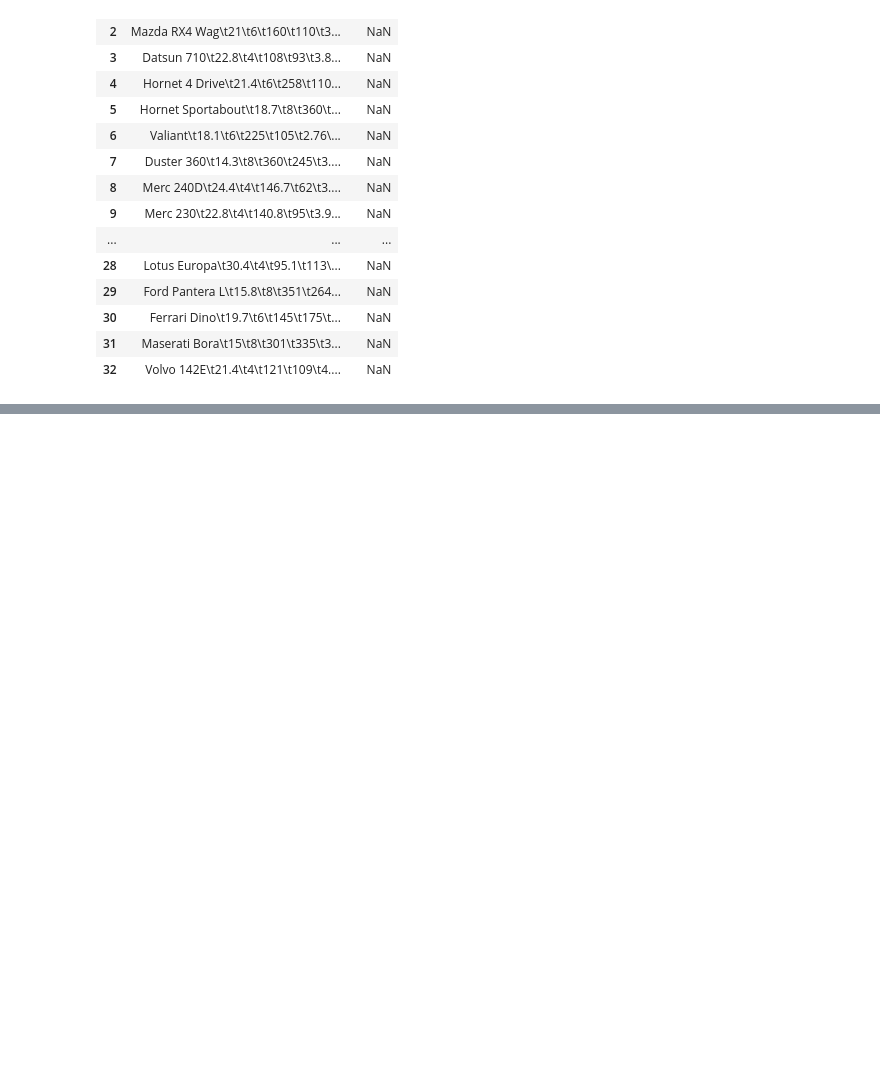
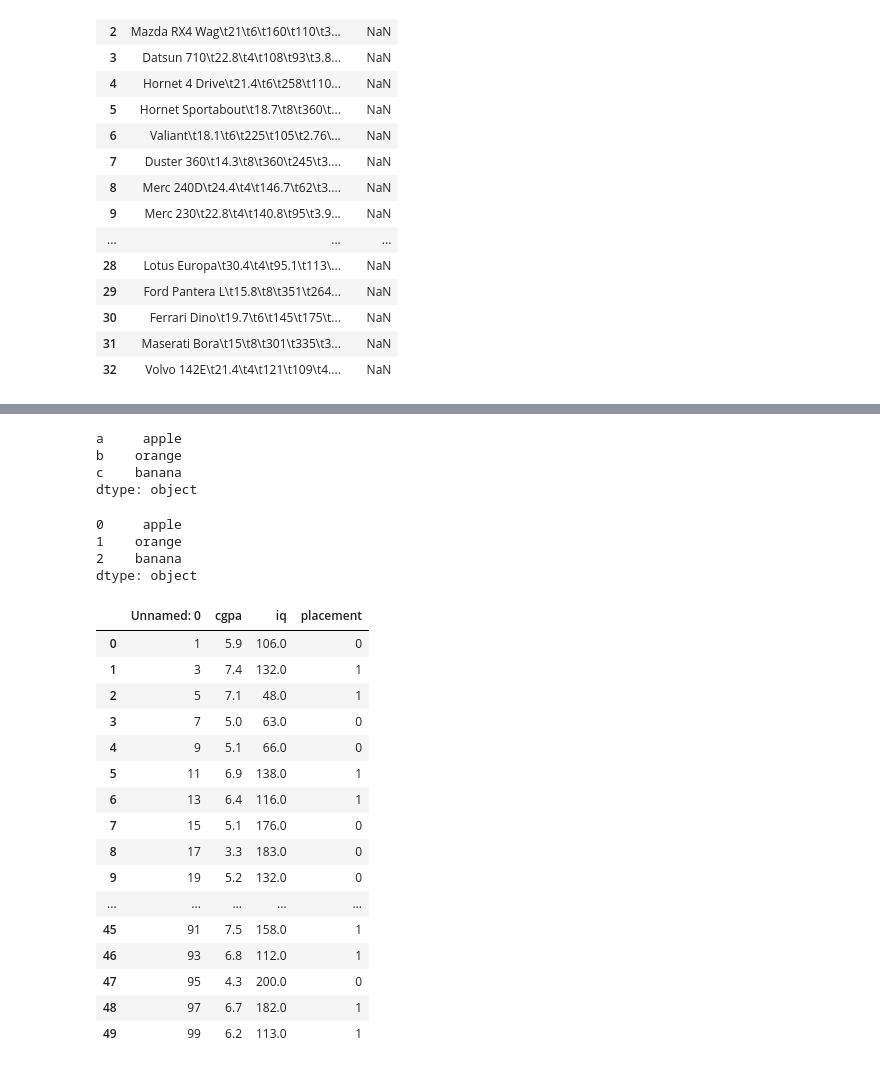
Before and after one commit to shreya918-git/machinelearning, a Jupyter notebook: FileFormats.ipynb, the cells around one changed output, grey strips where cells are left out. Cells and saved outputs as stored; diff of their text form; code cells hidden in the pictures; blank space fills up the shorter version.

```diff
--- a/FileFormats.ipynb
+++ b/FileFormats.ipynb
@@ -85,0 +136,44 @@ ParserError: Passed header=101 but only 101 lines in file
+# %%
+import pandas as pd #this is an example of series like object where an index is passed as an argument of Series method of pandas,this mimics pandas series object hence called series like object
+                   #even numpy array is series like object
+import numpy as np
+numpy_array=np.array(["apple","orange","banana"])
+index=["a","b","c"]
+series_like_object=pd.Series(numpy_array,index=index)
+series_like_object
+# %% [output]
+a     apple
+b    orange
+c    banana
+dtype: object
+# %%
+import pandas as pd                 #object in pandas is the datastype of a particular string or array
+array=["apple","orange","banana"]   #Series method does auto indexing
+series=pd.Series(array)             #even series like object is serialized and structured
+series
+# %% [output]
+0     apple
+1    orange
+2    banana
+dtype: object
+# %%
+import pandas as pd
+pd.read_csv("placement-dataset.csv",skiprows=lambda x: x%2!=0)
+# %% [output]
+|  | Unnamed: 0 | cgpa | iq | placement |
+| 0 | 1 | 5.9 | 106.0 | 0 |
+| 1 | 3 | 7.4 | 132.0 | 1 |
+| 2 | 5 | 7.1 | 48.0 | 1 |
+| 3 | 7 | 5.0 | 63.0 | 0 |
+| 4 | 9 | 5.1 | 66.0 | 0 |
+| 5 | 11 | 6.9 | 138.0 | 1 |
+| 6 | 13 | 6.4 | 116.0 | 1 |
+| 7 | 15 | 5.1 | 176.0 | 0 |
+| 8 | 17 | 3.3 | 183.0 | 0 |
+| 9 | 19 | 5.2 | 132.0 | 0 |
+| ... | ... | ... | ... | ... |
+| 45 | 91 | 7.5 | 158.0 | 1 |
+| 46 | 93 | 6.8 | 112.0 | 1 |
+| 47 | 95 | 4.3 | 200.0 | 0 |
+| 48 | 97 | 6.7 | 182.0 | 1 |
+| 49 | 99 | 6.2 | 113.0 | 1 |
```
Also changed, not shown: parts of 9 cells of this notebook, 2 other files.
